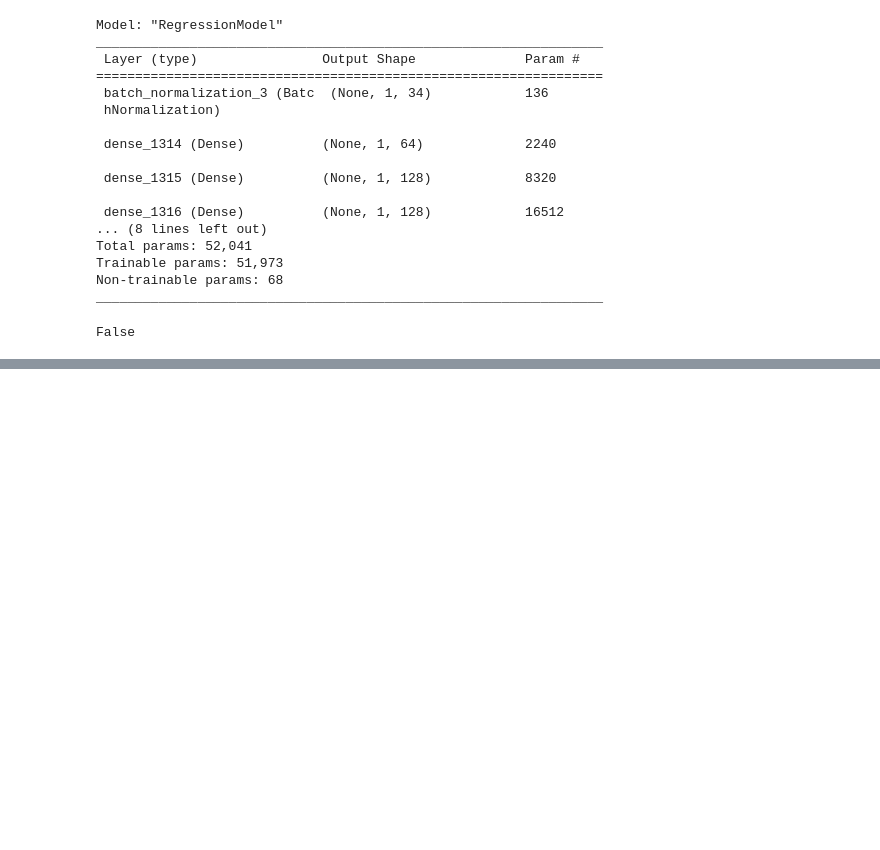
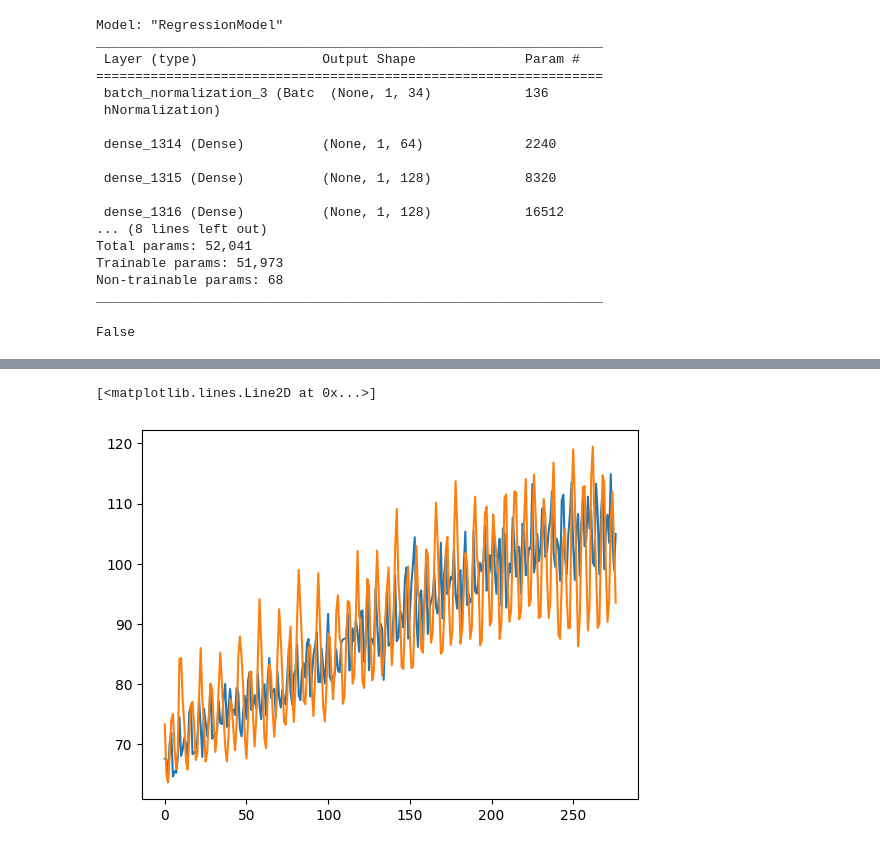
Before and after one commit to AR-PyT/UROP1100_TimeSeries, a Jupyter notebook: DataProcessing.ipynb, the cells around one changed output, grey strips where cells are left out. Saved outputs shown, nothing was run; the diff lists cells and outputs as text; code cells hidden in the pictures; blank space fills up the shorter version.

```diff
--- a/DataProcessing.ipynb
+++ b/DataProcessing.ipynb
@@ -209,0 +303,13 @@ False
+# %%
+window_size = 50
+model = get_regression_model(window_size)
+# %%
+model.compile(loss='mse', optimizer=tf.keras.optimizers.Adam(0.0000001))
+# %%
+train_set, train_labels, cv_set, cv_labels, test_set, test_labels = prepare_data(df['Prod'].to_numpy(), window_size)
+# %%
+history = model.fit(train_set, train_labels, epochs=3, batch_size=32, verbose=False)
+# %%
+plt.plot(model.predict(train_set).reshape(train_labels.shape))
+plt.plot(train_labels)
+# %% [output]
@@ -209,0 +317,2 @@ False
+[<matplotlib.lines.Line2D at 0x...>]
+[figure, added]
```
Also changed, not shown: parts of 10 cells of this notebook, 1 other file.
